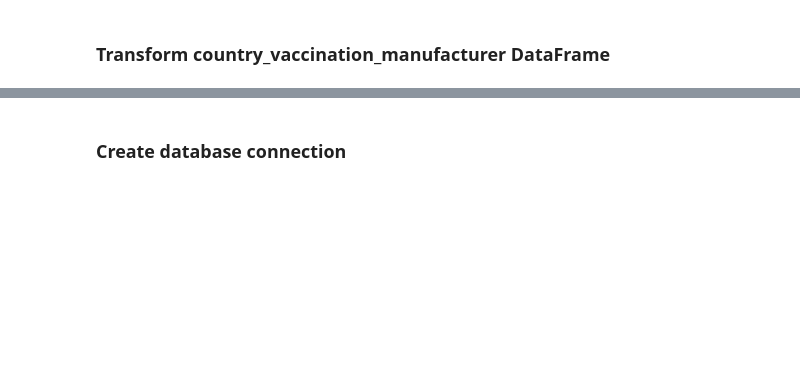
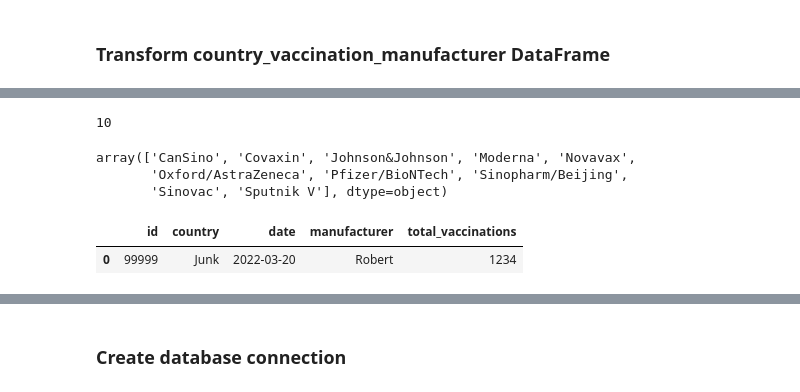
Before and after one commit to TanishaCooper/ETL_Case_Study, a Jupyter notebook: covid_vaccinations_etl.ipynb, the cells around one changed output, grey strips where cells are left out. Saved outputs shown, nothing was run; the diff lists cells and outputs as text; code cells hidden in the pictures; blank space fills up the shorter version.

```diff
--- a/covid_vaccinations_etl.ipynb
+++ b/covid_vaccinations_etl.ipynb
@@ -173,0 +175,3 @@ len(np.unique(country_vacc_manu_transformed['country']))
+# %%
+country_man_list = np.unique(country_vacc_manu_transformed['country'])
+country_man_list
@@ -174,3 +188,27 @@ len(np.unique(country_vacc_manu_transformed['country']))
+# %%
+# Unique manufacturers
+len(np.unique(country_vacc_manu_transformed['manufacturer']))
+# %% [output]
+10
+# %%
+# Unique list of manufacturers
+man_list = np.unique(country_vacc_manu_transformed['manufacturer'])
+man_list
+# %% [output]
+array(['CanSino', 'Covaxin', 'Johnson&Johnson', 'Moderna', 'Novavax',
+       'Oxford/AstraZeneca', 'Pfizer/BioNTech', 'Sinopharm/Beijing',
+       'Sinovac', 'Sputnik V'], dtype=object)
+# %%
+man_vacc_df = pd.DataFrame(columns=["id","country","date","manufacturer", "total_vaccinations"], data = [["99999", "Junk", "2022-03-20", "Robert", "1234"]])
+for x in country_man_list:
+    man_unique = country_vacc_manu_transformed.loc[country_vacc_manu_transformed['country']== x]
+    man_sort = man_unique.sort_values(by='date', ascending=True, inplace=False)
+    man_df = man_sort.loc[man_sort['date']==man_sort.iloc[-1]['date']]
+    man_vacc_df.append(man_df)
+man_vacc_df
+# %% [output]
+|  | id | country | date | manufacturer | total_vaccinations |
+| 0 | 99999 | Junk | 2022-03-20 | Robert | 1234 |
 # %%
 # List of countries - data consists of several rows with country name
 country_man_list = np.unique(country_vacc_manu_transformed['country'])
```
Also changed, not shown: parts of 8 cells of this notebook.
